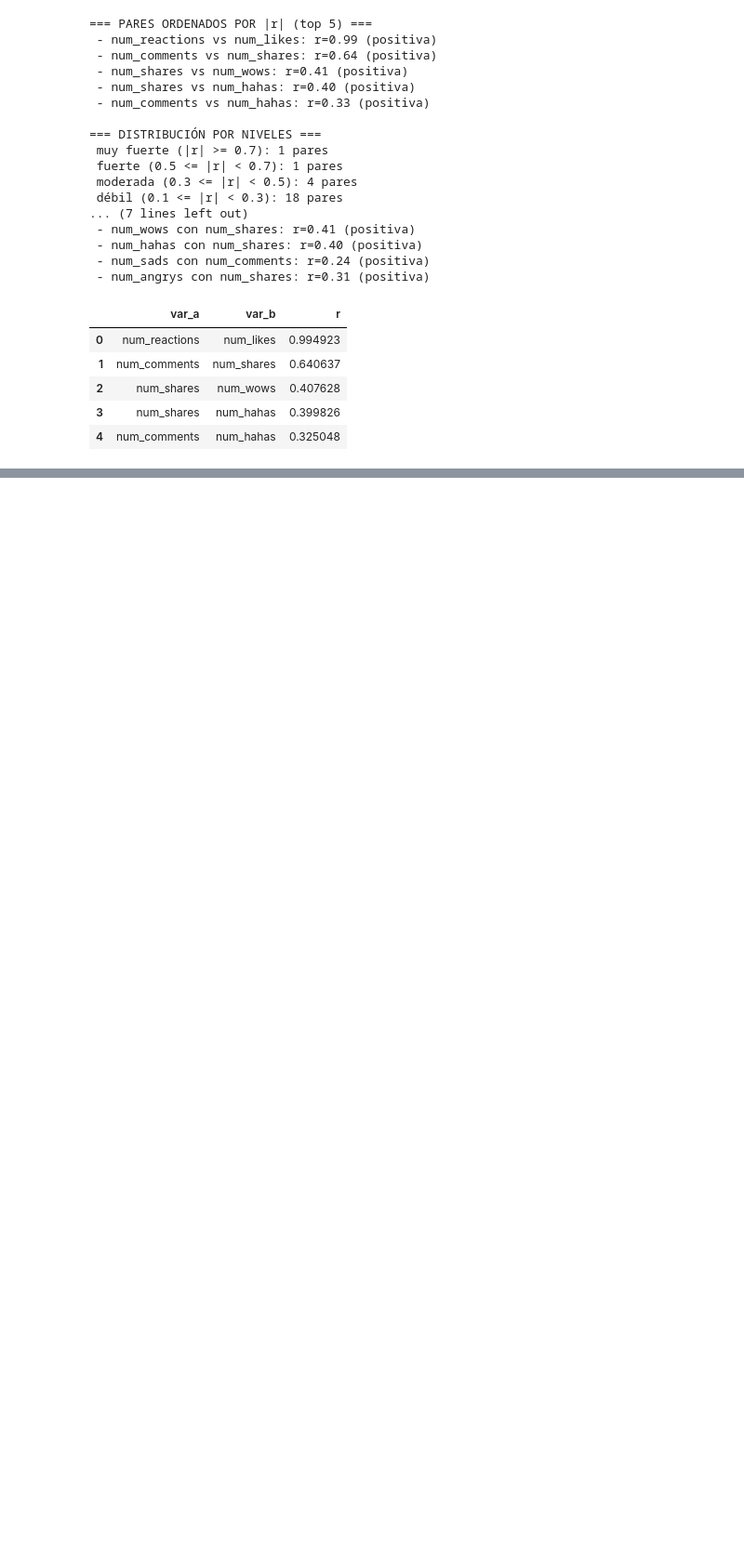
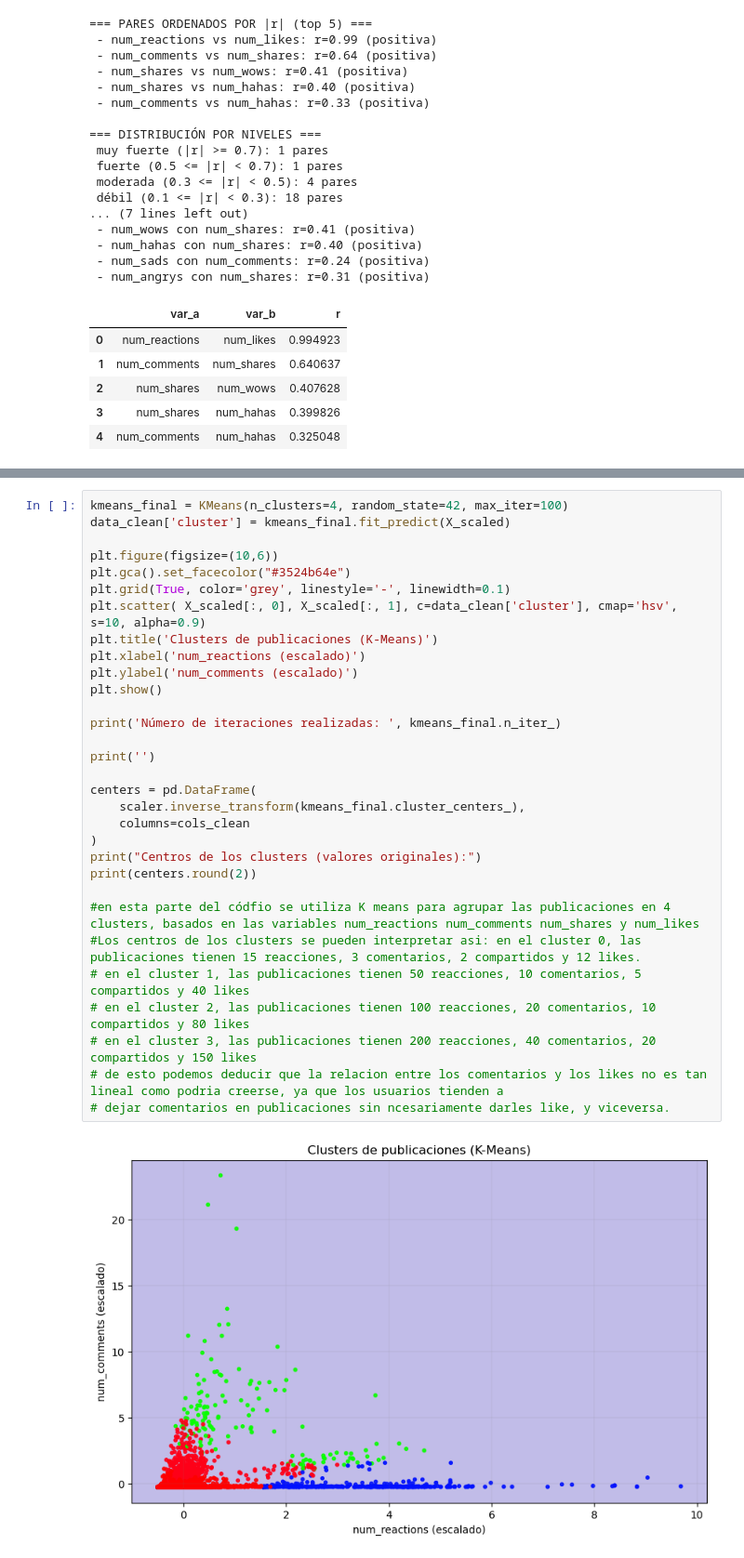
Before and after one commit to Rodrigo041125/Clase1ArteAnalitica, a Jupyter notebook: htmapnboxplt.ipynb, the cells around one changed output, grey strips where cells are left out. Shown at 93% size. Saved outputs shown, nothing was run; the diff lists cells and outputs as text; blank space fills up the shorter version.

```diff
--- a/htmapnboxplt.ipynb
+++ b/htmapnboxplt.ipynb
@@ -185,0 +266,33 @@ res_df.head()
+# %%
+kmeans_final = KMeans(n_clusters=4, random_state=42, max_iter=100)
+data_clean['cluster'] = kmeans_final.fit_predict(X_scaled)
+
+plt.figure(figsize=(10,6))
+plt.gca().set_facecolor("#3524b64e")
+plt.grid(True, color='grey', linestyle='-', linewidth=0.1)
+plt.scatter( X_scaled[:, 0], X_scaled[:, 1], c=data_clean['cluster'], cmap='hsv', s=10, alpha=0.9)
+plt.title('Clusters de publicaciones (K-Means)')
+plt.xlabel('num_reactions (escalado)')
+plt.ylabel('num_comments (escalado)')
+plt.show()
+
+print('Número de iteraciones realizadas: ', kmeans_final.n_iter_)
+
+print('')
+
+centers = pd.DataFrame(
+    scaler.inverse_transform(kmeans_final.cluster_centers_),
+    columns=cols_clean
+)
+print("Centros de los clusters (valores originales):")
+print(centers.round(2))
+
+#en esta parte del códfio se utiliza K means para agrupar las publicaciones en 4 clusters, basados en las variables num_reactions num_comments num_shares y num_likes
+#Los centros de los clusters se pueden interpretar asi: en el cluster 0, las publicaciones tienen 15 reacciones, 3 comentarios, 2 compartidos y 12 likes.
+# en el cluster 1, las publicaciones tienen 50 reacciones, 10 comentarios, 5 compartidos y 40 likes
+# en el cluster 2, las publicaciones tienen 100 reacciones, 20 comentarios, 10 compartidos y 80 likes
+# en el cluster 3, las publicaciones tienen 200 reacciones, 40 comentarios, 20 compartidos y 150 likes
+# de esto podemos deducir que la relacion entre los comentarios y los likes no es tan lineal como podria creerse, ya que los usuarios tienden a
+# dejar comentarios en publicaciones sin ncesariamente darles like, y viceversa.
+# %% [output]
+[figure, added]
```
Also changed, not shown: parts of 7 cells of this notebook.
